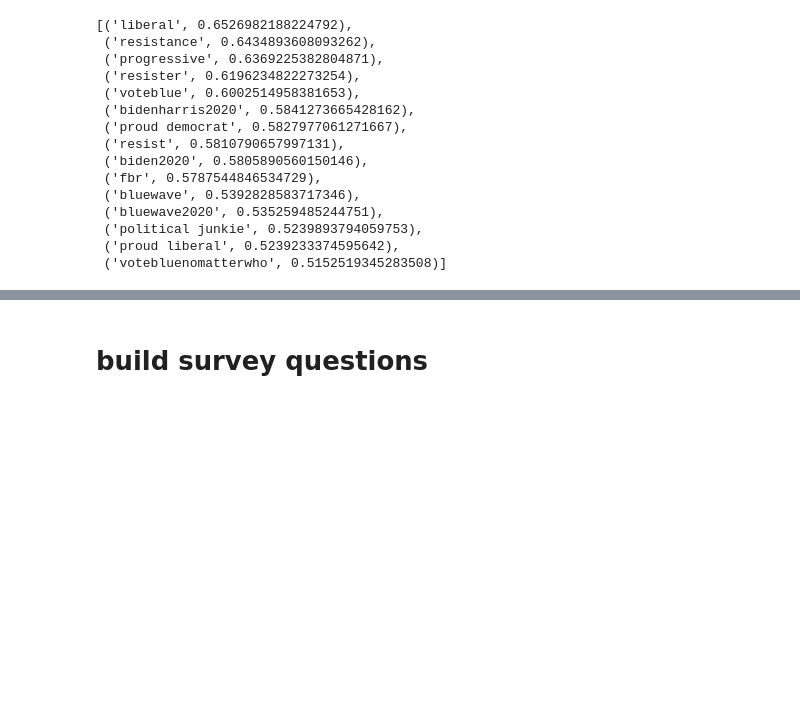
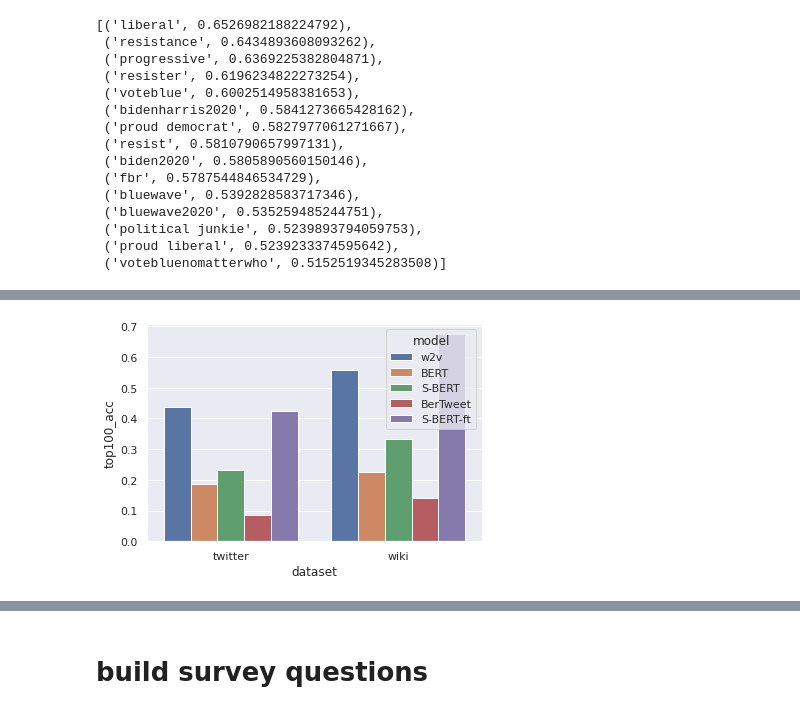
Before and after one commit to navidmdn/identity_embedding, a Jupyter notebook: pi2v.ipynb, the cells around one changed output, grey strips where cells are left out. Saved outputs shown, nothing was run; the diff lists cells and outputs as text; code cells hidden in the pictures; blank space fills up the shorter version.

```diff
--- a/pi2v.ipynb
+++ b/pi2v.ipynb
@@ -1125,6 +875,0 @@ print(len(all_pis))
-# %%
-from collections import OrderedDict
-
-pi_dict = OrderedDict()
-for p in all_pis:
-    pi_dict[p] = len(pi_dict)
@@ -1549,0 +1393,13 @@ plt.show()
+# %%
+%%time
+
+from sentence_transformers import SentenceTransformer, models, util
+from transformers import AutoTokenizer, AutoModel
+
+
+device = 'cuda:1'
+twitter_ft_sbert = SentenceTransformer('./models/miniLM-L6-twitter-out256/', device=device)
+twitter_ft_sbert.eval()
+
+wiki_ft_sbert = SentenceTransformer('./models/miniLM-L6-wiki-out256/', device=device)
+wiki_ft_sbert.eval()
@@ -1549,0 +1851,68 @@ plt.show()
+# %%
+import seaborn as sns
+
+sns.set_theme()
+
+import matplotlib.pyplot as plt
+import pandas as pd
+
+df = pd.DataFrame({
+    'model': [
+        'w2v',
+        'w2v',
+        'BERT',
+        'BERT',
+        'S-BERT',
+        'S-BERT',
+        'BerTweet',
+        'BerTweet',
+        'S-BERT-ft',
+        'S-BERT-ft',
+    ],
+    'dataset': [
+        'twitter',
+        'wiki',
+        'twitter',
+        'wiki',
+        'twitter',
+        'wiki',
+        'twitter',
+        'wiki',
+        'twitter',
+        'wiki',
+    ],
+    'avg_rank': [
+        twitterrand_w2v_negsample_avgrank,
+        wikirand_w2v_cbow_avgrank,
+        twitterrand_bert_avg_rank,
+        wikirand_bert_avg_rank,
+        twitterrand_sbert_avg_rank,
+        wikirand_sbert_avg_rank,
+        twitterrand_bertweet_avg_rank,
+        wikirand_bertweet_avg_rank,
+        twitterrand_sbertft_avg_rank,
+        wikirand_sbertft_avg_rank,
+    ],
+    'top100_acc': [
+        twitterrand_w2v_negsample_top100acc,
+        wikirand_w2v_cbow_top100acc,
+        twitterrand_bert_top100acc,
+        wikirand_bert_top100acc,
+        twitterrand_sbert_top100acc,
+        wikirand_sbert_top100acc,
+        twitterrand_bertweet_top100acc,
+        wikirand_bertweet_top100acc,
+        twitterrand_sbertft_top100acc,
+        wikirand_sbertft_top100acc,
+    ],
+})
+
+df.to_csv('result_restricted_randombio.csv', header=True, index=False)
+
+sns.barplot(data=df, x='dataset', y='top100_acc', hue='model')
+plt.show()
+
+sns.barplot(data=df, x='dataset', y='avg_rank', hue='model')
+plt.show()
+# %% [output]
+[figure, added]
```
Also changed, not shown: parts of 104 cells of this notebook.
